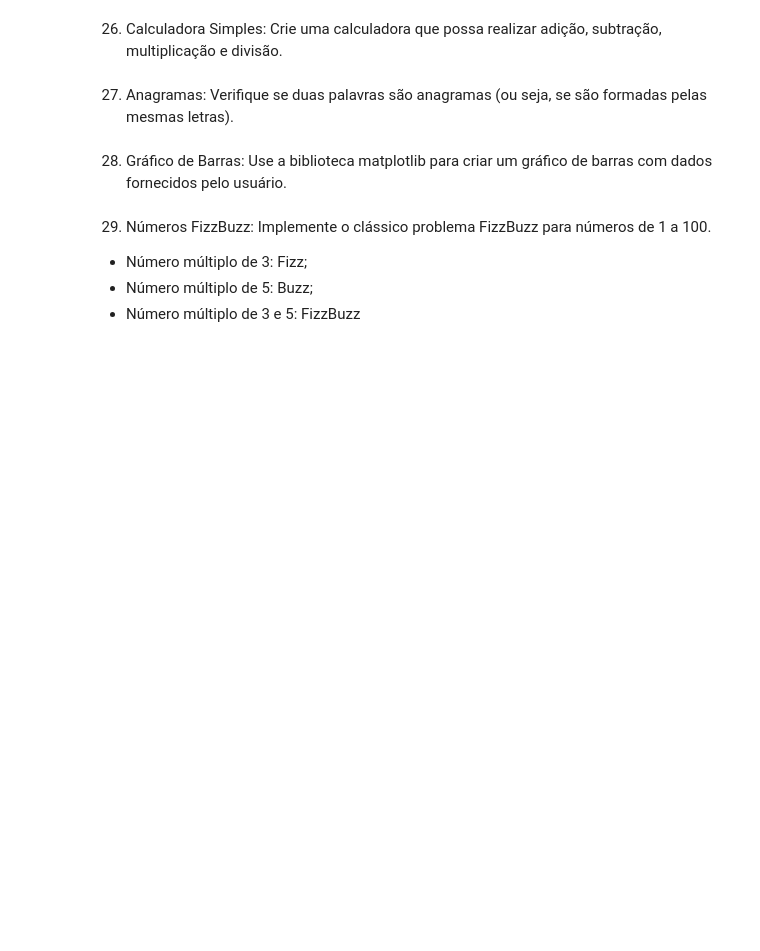
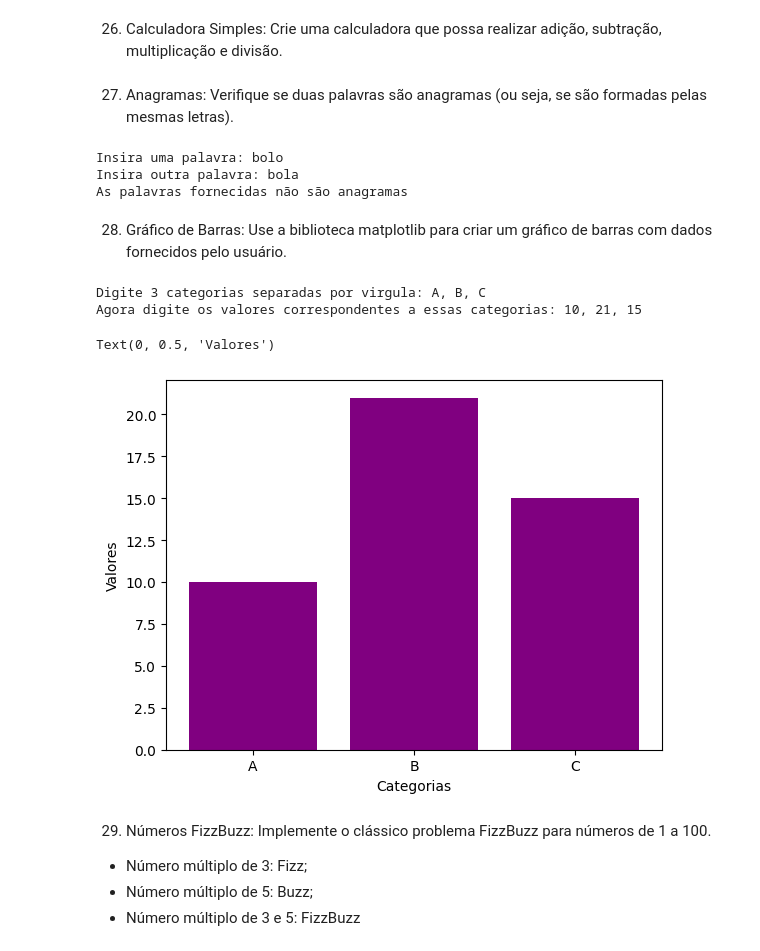
Before and after one commit to An4PDM/Disciplina-IA-2026-02, a Jupyter notebook: Exercicios_Python_Ana_Paula_6A.ipynb, the cells around one changed output. Saved outputs shown, nothing was run; the diff lists cells and outputs as text; code cells hidden in the pictures; blank space fills up the shorter version.

```diff
--- a/Exercicios_Python_Ana_Paula_6A.ipynb
+++ b/Exercicios_Python_Ana_Paula_6A.ipynb
@@ -368,8 +444,49 @@ multiplicação e divisão.
 # %% [markdown]
 27. Anagramas: Verifique se duas palavras são anagramas (ou seja, se são formadas
 pelas mesmas letras).
+# %%
+p1 = input("Insira uma palavra: ")
+p2 = input("Insira outra palavra: ")
+p1 = list(p1)
+p2 = list(p2)
+
+# Ordenação de ambas as palavras para comparar
+p1.sort()
+p2.sort()
+
+if p1 == p2:
+  # Verificar se as listas são iguais
+  print("As palavras fornecidas são anagramas.")
+
+else:
+  print("As palavras fornecidas não são anagramas")
+# %% [output]
+Insira uma palavra: bolo
+Insira outra palavra: bola
+As palavras fornecidas não são anagramas
 # %% [markdown]
 28. Gráfico de Barras: Use a biblioteca matplotlib para criar um gráfico de barras com dados fornecidos pelo usuário.
+# %%
+import matplotlib.pyplot as plt
+
+categorias = input("Digite 3 categorias separadas por virgula: ")
+valores = input("Agora digite os valores correspondentes a essas categorias: ")
+
+# Separando cada item
+categorias = categorias.split(', ')
+valores = valores.split(', ')
+
+# Transformar os valores em inteiros, pois ficaram como string
+valores = list(map(int, valores))
+
+plt.bar(categorias, valores, color='purple')
+plt.xlabel("Categorias")
+plt.ylabel("Valores")
+# %% [output]
+Digite 3 categorias separadas por virgula: A, B, C
+Agora digite os valores correspondentes a essas categorias: 10, 21, 15
+Text(0, 0.5, 'Valores')
+[figure, added]
 # %% [markdown]
 29. Números FizzBuzz: Implemente o clássico problema FizzBuzz para números de 1 a 100.
 - Número múltiplo de 3: Fizz;
```
Also changed, not shown: parts of 9 cells of this notebook.
